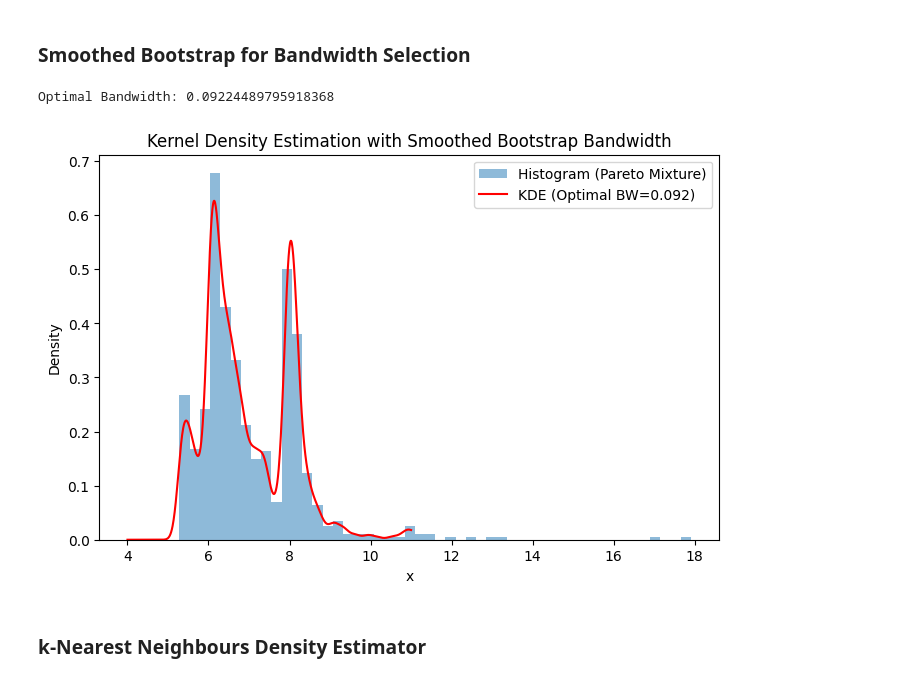
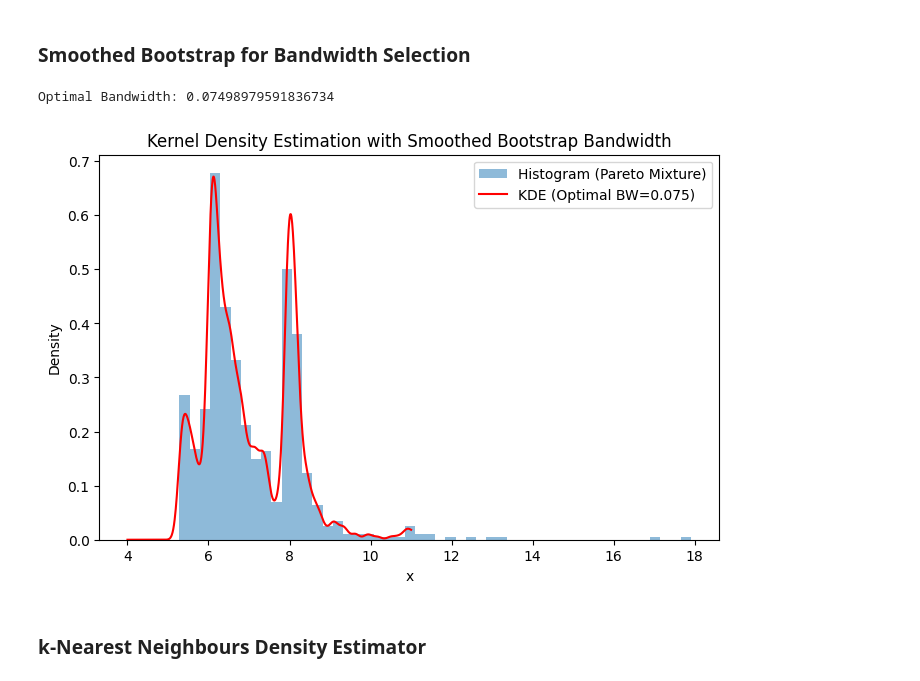
Before and after one commit to robertmackevic/pnp, a Jupyter notebook: lab3/nonparametric-density-estimation.ipynb, the cells around one changed output. Saved outputs shown, nothing was run; the diff lists cells and outputs as text; code cells hidden in the pictures.

```diff
--- a/lab3/nonparametric-density-estimation.ipynb
+++ b/lab3/nonparametric-density-estimation.ipynb
@@ -227,25 +227,25 @@ plt.show()
 # %%
 data = samples.copy()
 
 bandwidths = np.linspace(0.005, 0.1, 50)
 optimal_bw = smoothed_bootstrap_bandwidth(
-    data, n_bootstrap=1, bandwidths=bandwidths, true_density_func=g_density_func
+    data, n_bootstrap=10, bandwidths=bandwidths, true_density_func=g_density_func
 )
 print(f"Optimal Bandwidth: {optimal_bw}")
 
 smoothed_bs_density = stats.gaussian_kde(data, bw_method=optimal_bw)(x_grid)
 
 plt.figure(figsize=(8, 5))
 plt.hist(data, bins=50, density=True, alpha=0.5, label="Histogram (Pareto Mixture)")
 plt.plot(x_grid, smoothed_bs_density, label=f"KDE (Optimal BW={optimal_bw:.3f})", color="red")
 plt.xlabel("x")
 plt.ylabel("Density")
 plt.title("Kernel Density Estimation with Smoothed Bootstrap Bandwidth")
 plt.legend()
 plt.show()
 # %% [output]
-Optimal Bandwidth: 0.09224489795918368
+Optimal Bandwidth: 0.07498979591836734
-[figure, old version]
+[figure, new version]
 # %% [markdown]
 ### k-Nearest Neighbours Density Estimator
 # %%
```
Also changed, not shown: parts of 1 cell of this notebook, 1 other file.
